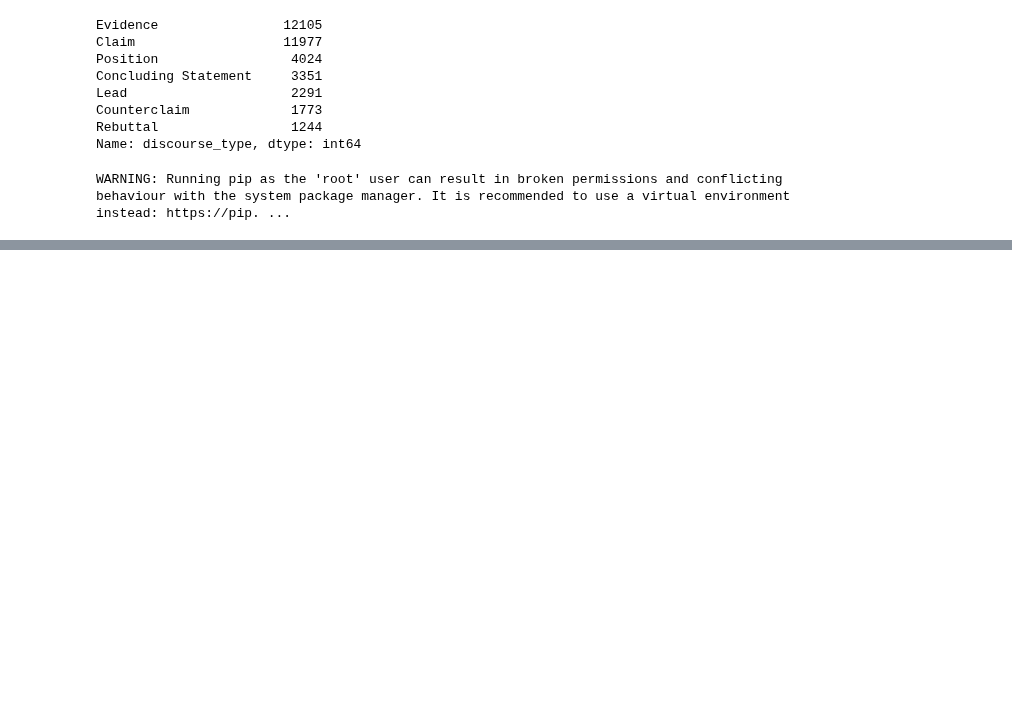
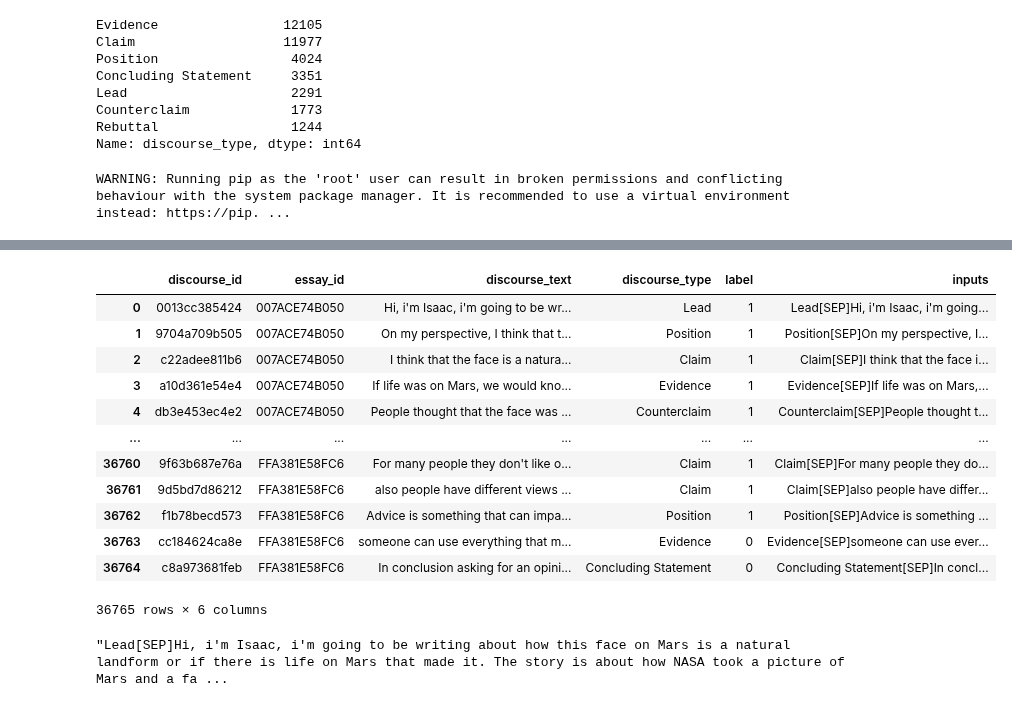
Before and after one commit to citizenofathens/Kaggle, a Jupyter notebook: feebackprize.ipynb, the cells around one changed output, grey strips where cells are left out. Saved outputs shown, nothing was run; the diff lists cells and outputs as text; code cells hidden in the pictures; blank space fills up the shorter version.

```diff
--- a/feebackprize.ipynb
+++ b/feebackprize.ipynb
@@ -159,0 +156,23 @@ PreTrainedTokenizer(name_or_path='../input/debertav3small', vocab_size=128000, m
+# %%
+sep = tokz.sep_token
+# %%
+train['inputs'] = train.discourse_type + sep +train.discourse_text
+# %%
+new_label = {"discourse_effectiveness" : {"Ineffective" : 0, "Adequate" : 1, "Effective" :2}}
+train = train.replace(new_label)
+# %%
+train.rename(columns = {"discourse_effectiveness" : "label"})
+# %% [output]
+|  | discourse_id | essay_id | discourse_text | discourse_type | label | inputs |
+| 0 | 0013cc385424 | 007ACE74B050 | Hi, i'm Isaac, i'm going to be wr... | Lead | 1 | Lead[SEP]Hi, i'm Isaac, i'm going... |
+| 1 | 9704a709b505 | 007ACE74B050 | On my perspective, I think that t... | Position | 1 | Position[SEP]On my perspective, I... |
+| 2 | c22adee811b6 | 007ACE74B050 | I think that the face is a natura... | Claim | 1 | Claim[SEP]I think that the face i... |
+| 3 | a10d361e54e4 | 007ACE74B050 | If life was on Mars, we would kno... | Evidence | 1 | Evidence[SEP]If life was on Mars,... |
+| 4 | db3e453ec4e2 | 007ACE74B050 | People thought that the face was ... | Counterclaim | 1 | Counterclaim[SEP]People thought t... |
+| ... | ... | ... | ... | ... | ... | ... |
+| 36760 | 9f63b687e76a | FFA381E58FC6 | For many people they don't like o... | Claim | 1 | Claim[SEP]For many people they do... |
+| 36761 | 9d5bd7d86212 | FFA381E58FC6 | also people have different views ... | Claim | 1 | Claim[SEP]also people have differ... |
+| 36762 | f1b78becd573 | FFA381E58FC6 | Advice is something that can impa... | Position | 1 | Position[SEP]Advice is something ... |
+| 36763 | cc184624ca8e | FFA381E58FC6 | someone can use everything that m... | Evidence | 0 | Evidence[SEP]someone can use ever... |
+| 36764 | c8a973681feb | FFA381E58FC6 | In conclusion asking for an opini... | Concluding Statement | 0 | Concluding Statement[SEP]In concl... |
+36765 rows × 6 columns
@@ -159,0 +183,4 @@ PreTrainedTokenizer(name_or_path='../input/debertav3small', vocab_size=128000, m
+# %%
+ds[0]['inputs']
+# %% [output]
+"Lead[SEP]Hi, i'm Isaac, i'm going to be writing about how this face on Mars is a natural landform or if there is life on Mars that made it. The story is about how NASA took a picture of Mars and a fa ...
```
Also changed, not shown: parts of 28 cells of this notebook.
